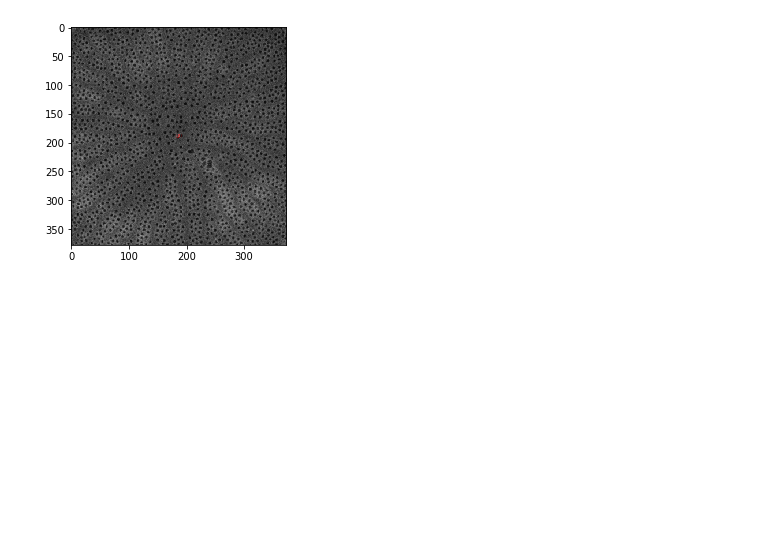
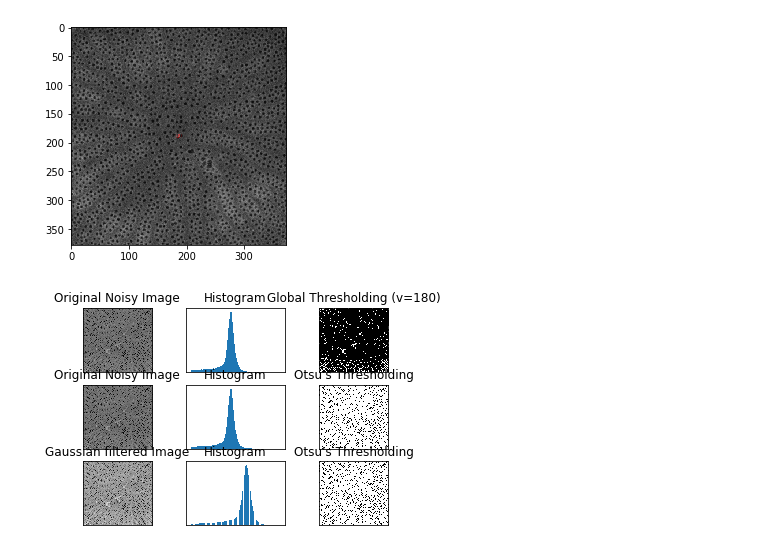
Before and after one commit to csteed/ORHS-MathThesis-2018, a Jupyter notebook: work/CNMS/adaptive thresholding with low SD wilds.ipynb, the cells around one changed output. Cells and saved outputs as stored; diff of their text form; code cells hidden in the pictures; blank space fills up the shorter version.

Commit message:
7-10
more threshold testing

```diff
--- a/work/CNMS/adaptive thresholding with low SD wilds.ipynb
+++ b/work/CNMS/adaptive thresholding with low SD wilds.ipynb
@@ -113,3 +113,36 @@ ax.imshow(otsuskeleton, cmap=red2, interpolation='sinc', alpha=.42)
 -1.5013671874999872
 <matplotlib.image.AxesImage at 0x...>
 [figure]
+# %%
+import numpy as np
+from matplotlib import pyplot as plt
+
+img = cv2.imread('cropped_Wild018.tif',0)
+# global thresholding
+ret1,th1 = cv2.threshold(img,127,255,cv2.THRESH_BINARY)
+
+# Otsu's thresholding
+ret2,th2 = cv2.threshold(img,0,255,cv2.THRESH_BINARY+cv2.THRESH_OTSU)
+
+# Otsu's thresholding after Gaussian filtering
+blur = cv2.GaussianBlur(img,(5,5),0)
+ret3,th3 = cv2.threshold(blur,0,255,cv2.THRESH_BINARY+cv2.THRESH_OTSU)
+
+# plot all the images and their histograms
+images = [img, 0, th1,
+          img, 0, th2,
+          blur, 0, th3]
+titles = ['Original Noisy Image','Histogram','Global Thresholding (v=180)',
+          'Original Noisy Image','Histogram',"Otsu's Thresholding",
+          'Gaussian filtered Image','Histogram',"Otsu's Thresholding"]
+
+for i in range(3):
+    plt.subplot(3,3,i*3+1),plt.imshow(images[i*3],'gray')
+    plt.title(titles[i*3]), plt.xticks([]), plt.yticks([])
+    plt.subplot(3,3,i*3+2),plt.hist(images[i*3].ravel(),256)
+    plt.title(titles[i*3+1]), plt.xticks([]), plt.yticks([])
+    plt.subplot(3,3,i*3+3),plt.imshow(images[i*3+2],'gray')
+    plt.title(titles[i*3+2]), plt.xticks([]), plt.yticks([])
+plt.show()
+# %% [output]
+[figure, added]
```
Also changed, not shown: parts of 1 cell of this notebook, 8 other files.
